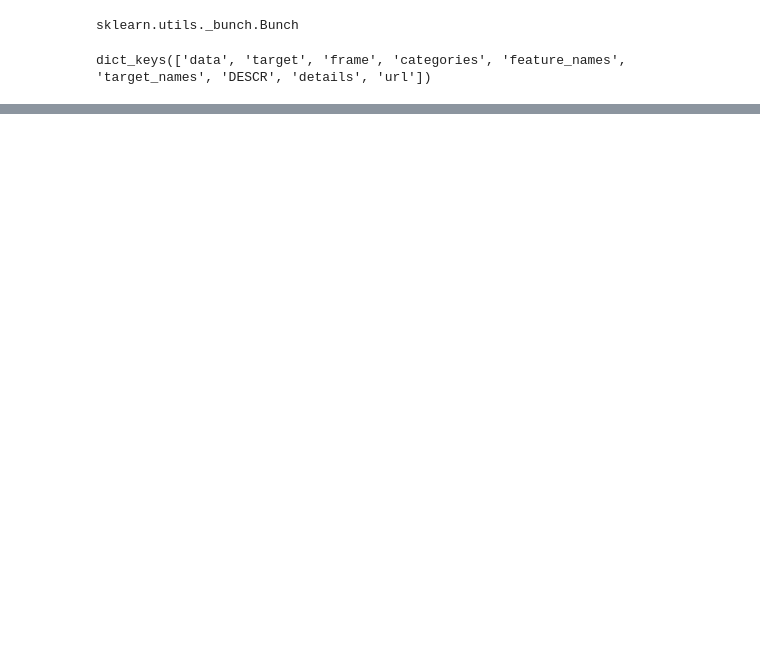
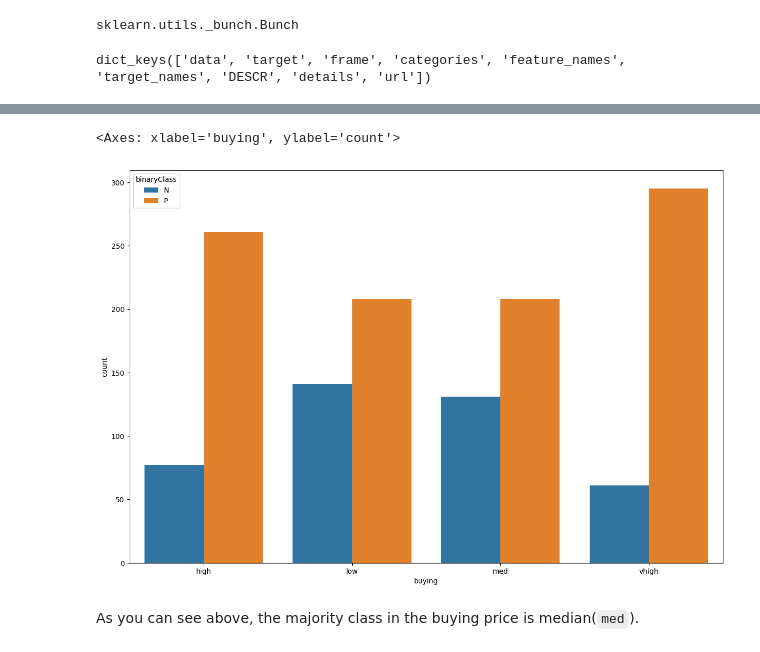
Before and after one commit to 2303A51087/AIML-2025, a Jupyter notebook: Lab08_AIML.ipynb, the cells around one changed output, grey strips where cells are left out. Cells and saved outputs as stored; diff of their text form; code cells hidden in the pictures; blank space fills up the shorter version.

```diff
--- a/Lab08_AIML.ipynb
+++ b/Lab08_AIML.ipynb
@@ -22,0 +187,8 @@ print(f"Features:{car_data.feature_names}")
+# %%
+plt.figure(figsize=(15,10))
+sns.countplot(data=train_data, x='buying', hue='binaryClass')
+# %% [output]
+<Axes: xlabel='buying', ylabel='count'>
+[figure, added]
+# %% [markdown]
+As you can see above, the majority class in the buying price is median(`med`).
```
Also changed, not shown: parts of 82 cells of this notebook.
